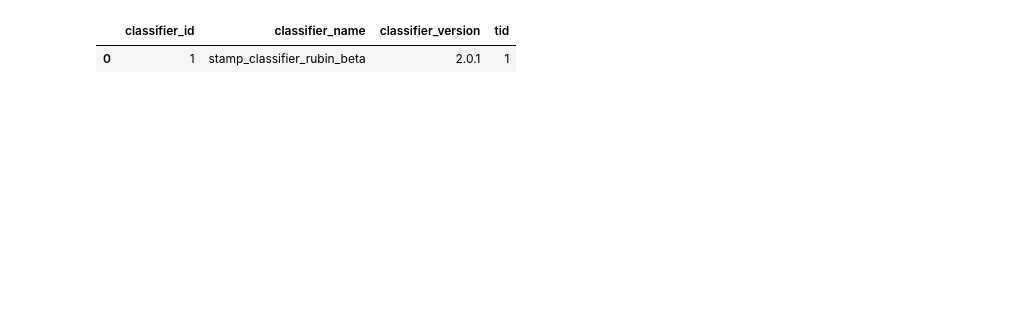
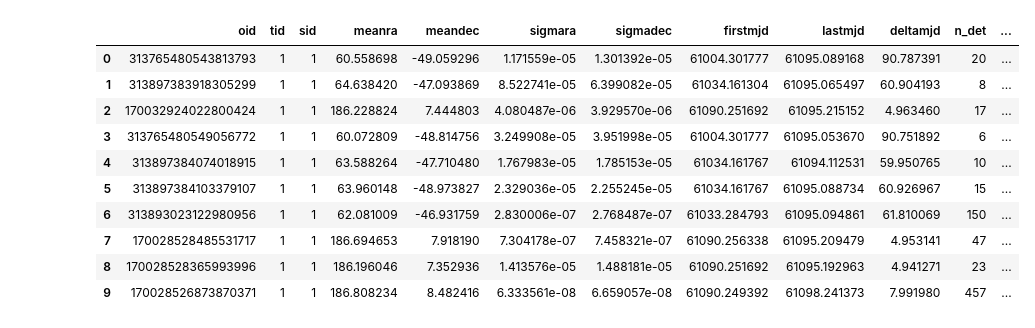
Before and after one commit to jurados/alercehackton2026, a Jupyter notebook: LSST_Candidates.ipynb, the cells around one changed output. Saved outputs shown, nothing was run; the diff lists cells and outputs as text; code cells hidden in the pictures; blank space fills up the shorter version.

```diff
--- a/LSST_Candidates.ipynb
+++ b/LSST_Candidates.ipynb
@@ -16,8 +16,10 @@ alerce_tap = vo.dal.TAPService('https://tap.alerce.online/tap')
 # %%
 tid = 1
 # %%
-n_obs = 10
-
+n_objs = 10
+n_det_min = 5
+classifier_id = 1
+class_id = 0 # SN
 
 query = '''
 SELECT TOP %d
@@ -31,20 +33,28 @@ ON
     obj.oid = prob.oid
     AND obj.sid = prob.sid
 WHERE
-    obj.firstmjd >= %g
-    AND obj.n_det >= %d
+    obj.n_det >= %d
     AND prob.classifier_id = %d
     AND prob.class_id = %d
     AND prob.ranking = 1
 ORDER BY prob.probability DESC
-''' % (n_objs,
-       firstmjd_min, firstmjd_max,
-       lastmjd_min, n_det_min,
+''' % (n_objs, n_det_min,
        classifier_id, class_id)
 df_objs = alerce_tap.search(query).to_table().to_pandas()
 
 cols = ['oid_', 'sid_', 'lastmjd_']
 df_objs.drop(columns=cols, inplace=True)
-# %% [output]
-|  | classifier_id | classifier_name | classifier_version | tid |
-| 0 | 1 | stamp_classifier_rubin_beta | 2.0.1 | 1 |
+# %%
+df_objs
+# %% [output]
+|  | oid | tid | sid | meanra | meandec | sigmara | sigmadec | firstmjd | lastmjd | deltamjd | n_det | ... |
+| 0 | 313765480543813793 | 1 | 1 | 60.558698 | -49.059296 | 1.171559e-05 | 1.301392e-05 | 61004.301777 | 61095.089168 | 90.787391 | 20 | ... |
+| 1 | 313897383918305299 | 1 | 1 | 64.638420 | -47.093869 | 8.522741e-05 | 6.399082e-05 | 61034.161304 | 61095.065497 | 60.904193 | 8 | ... |
+| 2 | 170032924022800424 | 1 | 1 | 186.228824 | 7.444803 | 4.080487e-06 | 3.929570e-06 | 61090.251692 | 61095.215152 | 4.963460 | 17 | ... |
+| 3 | 313765480549056772 | 1 | 1 | 60.072809 | -48.814756 | 3.249908e-05 | 3.951998e-05 | 61004.301777 | 61095.053670 | 90.751892 | 6 | ... |
+| 4 | 313897384074018915 | 1 | 1 | 63.588264 | -47.710480 | 1.767983e-05 | 1.785153e-05 | 61034.161767 | 61094.112531 | 59.950765 | 10 | ... |
+| 5 | 313897384103379107 | 1 | 1 | 63.960148 | -48.973827 | 2.329036e-05 | 2.255245e-05 | 61034.161767 | 61095.088734 | 60.926967 | 15 | ... |
+| 6 | 313893023122980956 | 1 | 1 | 62.081009 | -46.931759 | 2.830006e-07 | 2.768487e-07 | 61033.284793 | 61095.094861 | 61.810069 | 150 | ... |
+| 7 | 170028528485531717 | 1 | 1 | 186.694653 | 7.918190 | 7.304178e-07 | 7.458321e-07 | 61090.256338 | 61095.209479 | 4.953141 | 47 | ... |
+| 8 | 170028528365993996 | 1 | 1 | 186.196046 | 7.352936 | 1.413576e-05 | 1.488181e-05 | 61090.251692 | 61095.192963 | 4.941271 | 23 | ... |
+| 9 | 170028526873870371 | 1 | 1 | 186.808234 | 8.482416 | 6.333561e-08 | 6.659057e-08 | 61090.249392 | 61098.241373 | 7.991980 | 457 | ... |
```
Also changed, not shown: parts of 6 cells of this notebook.
